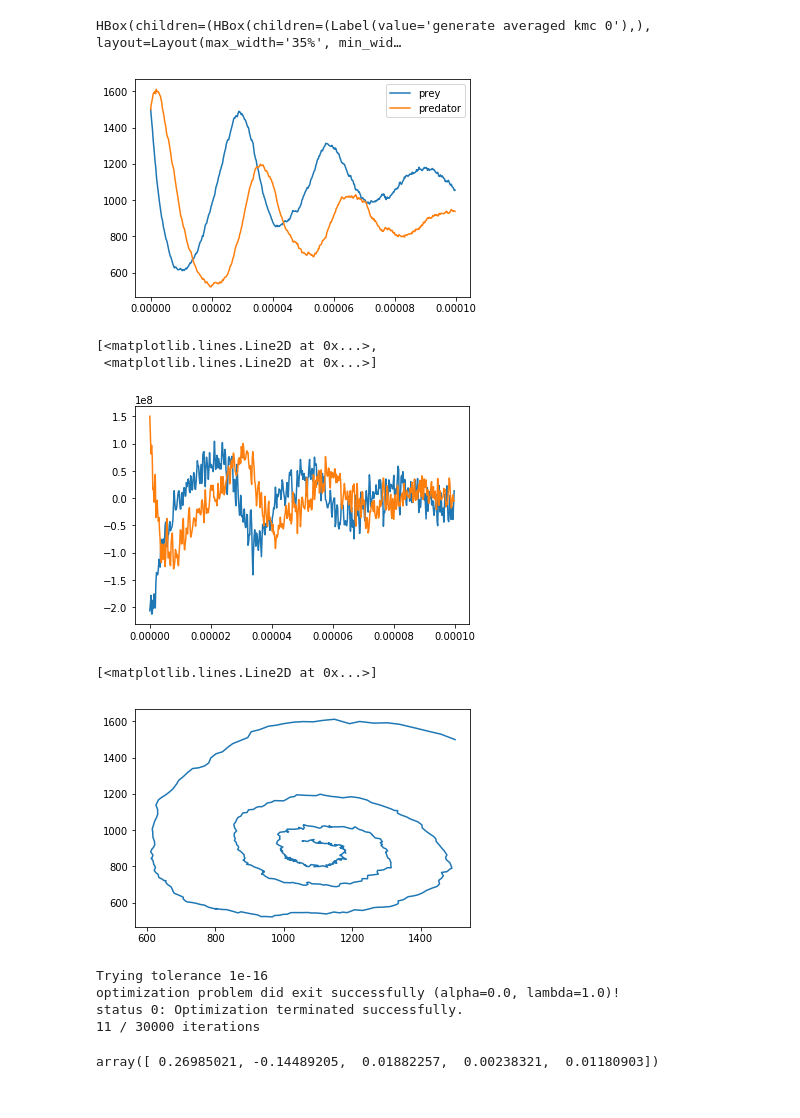
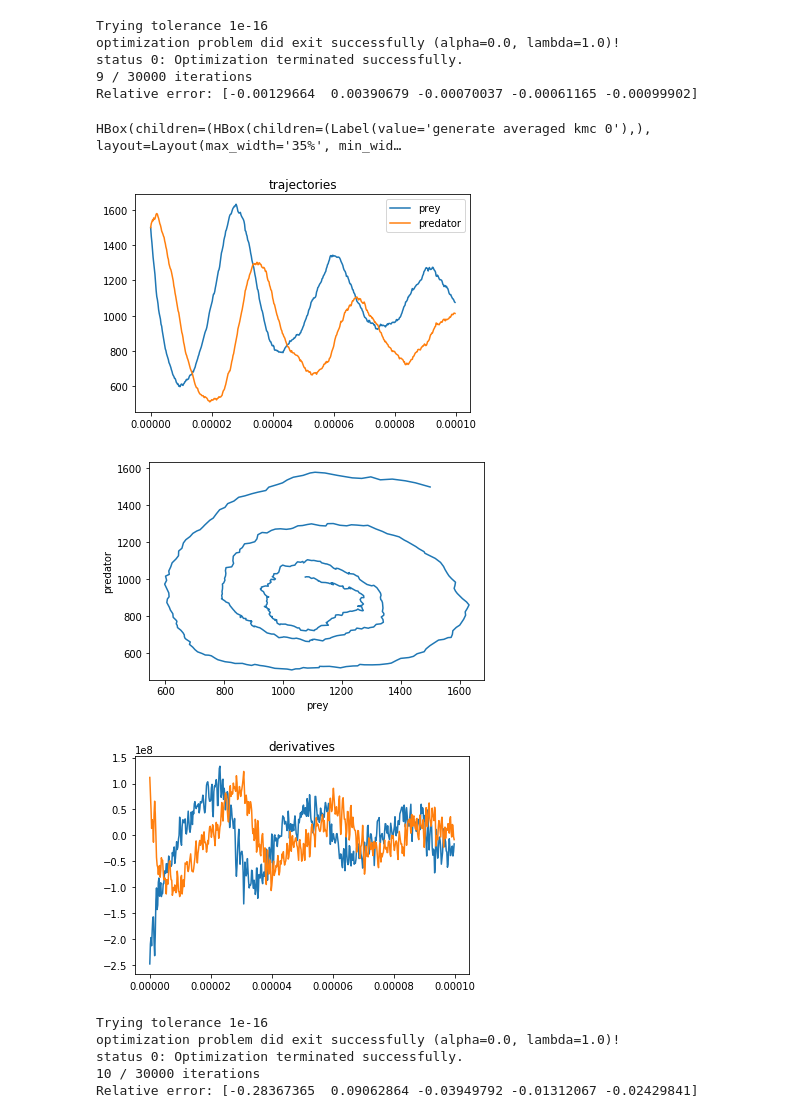
Before and after one commit to readdy/readdy_learn, a Jupyter notebook: predator_prey/predator_prey_playground.ipynb, the cells around one changed output. Drawn from its saved outputs; the diff is of its cells as text; code cells hidden in the pictures.

```diff
--- a/predator_prey/predator_prey_playground.ipynb
+++ b/predator_prey/predator_prey_playground.ipynb
@@ -29,3 +48,12 @@ time, count, dcount_dt = pp.generate_lma(0, .0001)
+# %%
+X = pp.solve(count, dcount_dt, 0., 1.)
+print("Relative error:", (X - pp.RATES) / pp.RATES)
+# %% [output]
+Trying tolerance 1e-16
+optimization problem did exit successfully (alpha=0.0, lambda=1.0)!
+status 0: Optimization terminated successfully.
+9 / 30000 iterations
+Relative error: [-0.00129664  0.00390679 -0.00070037 -0.00061165 -0.00099902]
 # %%
 time, count, dcount_dt = pp.generate_kmc(0, .0001, n_realizations=3, njobs=6)
 # %% [output]
@@ -33,29 +61,28 @@ HBox(children=(HBox(children=(Label(value='generate averaged kmc 0'),), layout=L
 # %%
 plt.plot(time, count[:, 0], label='prey')
 plt.plot(time, count[:, 1], label='predator')
+plt.title('trajectories')
 plt.legend()
 plt.show()
+
+plt.plot(count[:, 0], count[:, 1])
+plt.xlabel('prey')
+plt.ylabel('predator')
+plt.show()
+
+plt.plot(time,  dcount_dt)
+plt.title('derivatives')
+plt.show()
 # %% [output]
-[figure, old version]
+[figure, new version]
+[figure, added]
+[figure, added]
-# %%
-plt.plot(time,  dcount_dt)
-# %% [output]
-[<matplotlib.lines.Line2D at 0x...>,
- <matplotlib.lines.Line2D at 0x...>]
-[figure, removed]
-# %%
-plt.plot(count[:, 0], count[:, 1])
-# %% [output]
-[<matplotlib.lines.Line2D at 0x...>]
-[figure, removed]
 # %%
 X = pp.solve(count, dcount_dt, 0., 1.)
+print("Relative error:", (X - pp.RATES) / pp.RATES)
 # %% [output]
 Trying tolerance 1e-16
 optimization problem did exit successfully (alpha=0.0, lambda=1.0)!
 status 0: Optimization terminated successfully.
-11 / 30000 iterations
+10 / 30000 iterations
+Relative error: [-0.28367365  0.09062864 -0.03949792 -0.01312067 -0.02429841]
-# %%
-(X - pp.RATES) / pp.RATES
-# %% [output]
-array([ 0.26985021, -0.14489205,  0.01882257,  0.00238321,  0.01180903])
```
Also changed, not shown: parts of 1 cell of this notebook.
